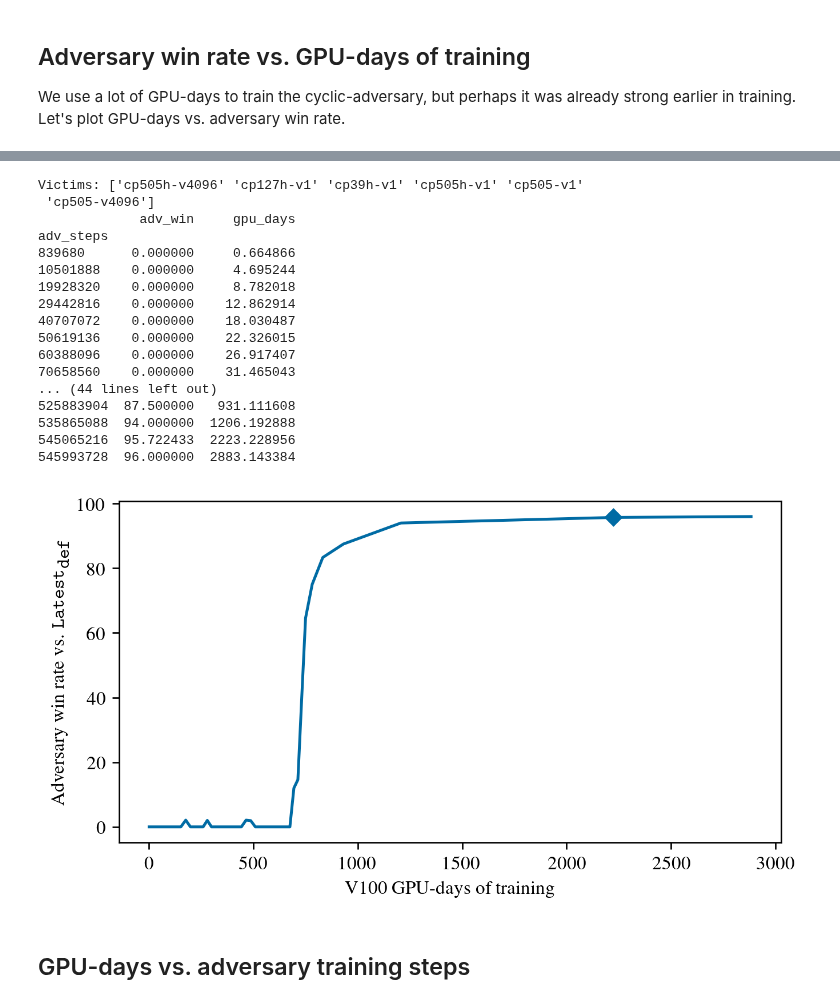
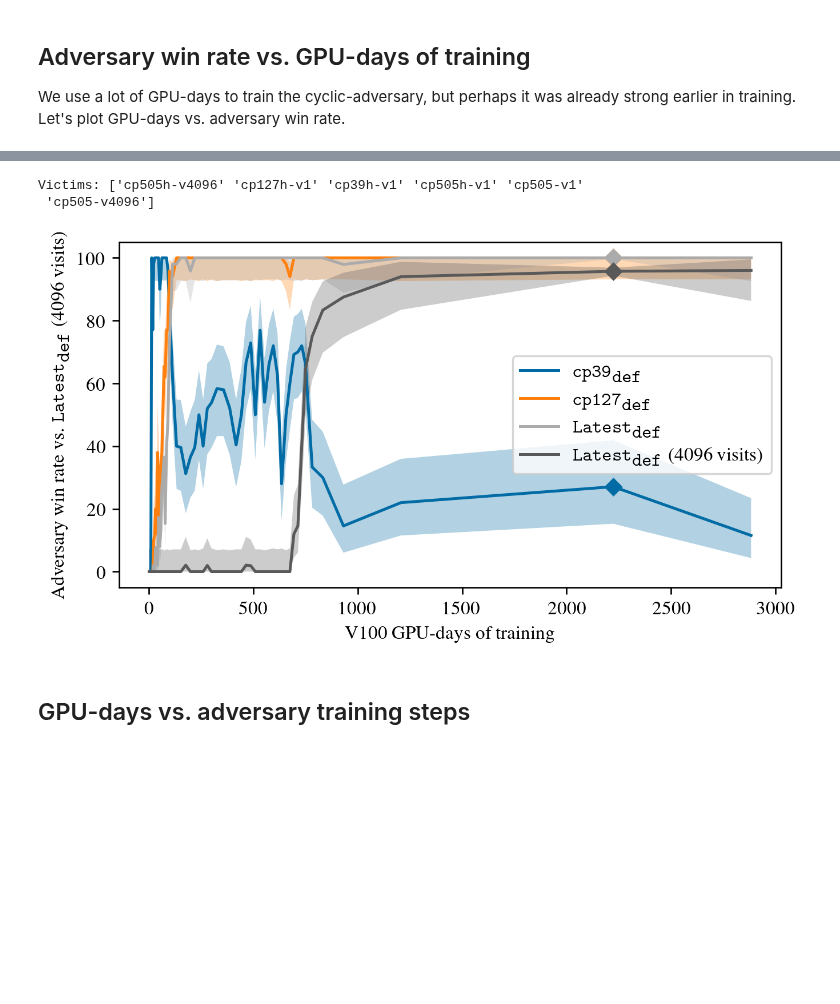
Before and after one commit to AlignmentResearch/KataGoVisualizer, a Jupyter notebook: notebooks/notebooks/paper/estimate-gpu-days-adv.ipynb, the cells around one changed output, grey strips where cells are left out. Saved outputs shown, nothing was run; the diff lists cells and outputs as text; code cells hidden in the pictures; blank space fills up the shorter version.

Commit message:
plot all victims in win rate and add conf intervals

```diff
--- a/notebooks/notebooks/paper/estimate-gpu-days-adv.ipynb
+++ b/notebooks/notebooks/paper/estimate-gpu-days-adv.ipynb
@@ -532,35 +529,24 @@ adv_steps
 # %%
 df = utils.parse_sgfs(
     ["/nas/ucb/k8/go-attack/match/ttseng-hard-adv-checkpoint-sweep-s545mil-20230117"]
 )
 print("Victims:", df.victim_name.unique())
 fig, _ = plot_win_rate_vs_gpu_days(
     df,
     CYCLIC_ADV_TRAINING_PATH,
+    {
+        "cp39h-v1": r"$\texttt{cp39}_\texttt{def}$",
+        "cp127h-v1": r"$\texttt{cp127}_\texttt{def}$",
+        "cp505h-v1": r"$\texttt{Latest}_\texttt{def}$",
+        "cp505h-v4096": r"$\texttt{Latest}_\texttt{def}$ (4096 visits)",
+    },
     CYCLIC_ADV_TRAINING_STEPS,
-    "cp505h-v4096",
-    r"$\texttt{Latest}_\texttt{def}$",
 )
 fig.savefig("win-rate-vs-gpu-days-cyclic.pgf", backend="pgf")
 # %% [output]
 Victims: ['cp505h-v4096' 'cp127h-v1' 'cp39h-v1' 'cp505h-v1' 'cp505-v1'
  'cp505-v4096']
-             adv_win     gpu_days
-adv_steps
-839680      0.000000     0.664866
-10501888    0.000000     4.695244
-19928320    0.000000     8.782018
-29442816    0.000000    12.862914
-40707072    0.000000    18.030487
-50619136    0.000000    22.326015
-60388096    0.000000    26.917407
-70658560    0.000000    31.465043
-... (44 lines left out)
-525883904  87.500000   931.111608
-535865088  94.000000  1206.192888
-545065216  95.722433  2223.228956
-545993728  96.000000  2883.143384
-[figure, old version]
+[figure, new version]
 # %% [markdown]
 ## GPU-days vs. adversary training steps
 # %%
```
Also changed, not shown: parts of 5 cells of this notebook.
